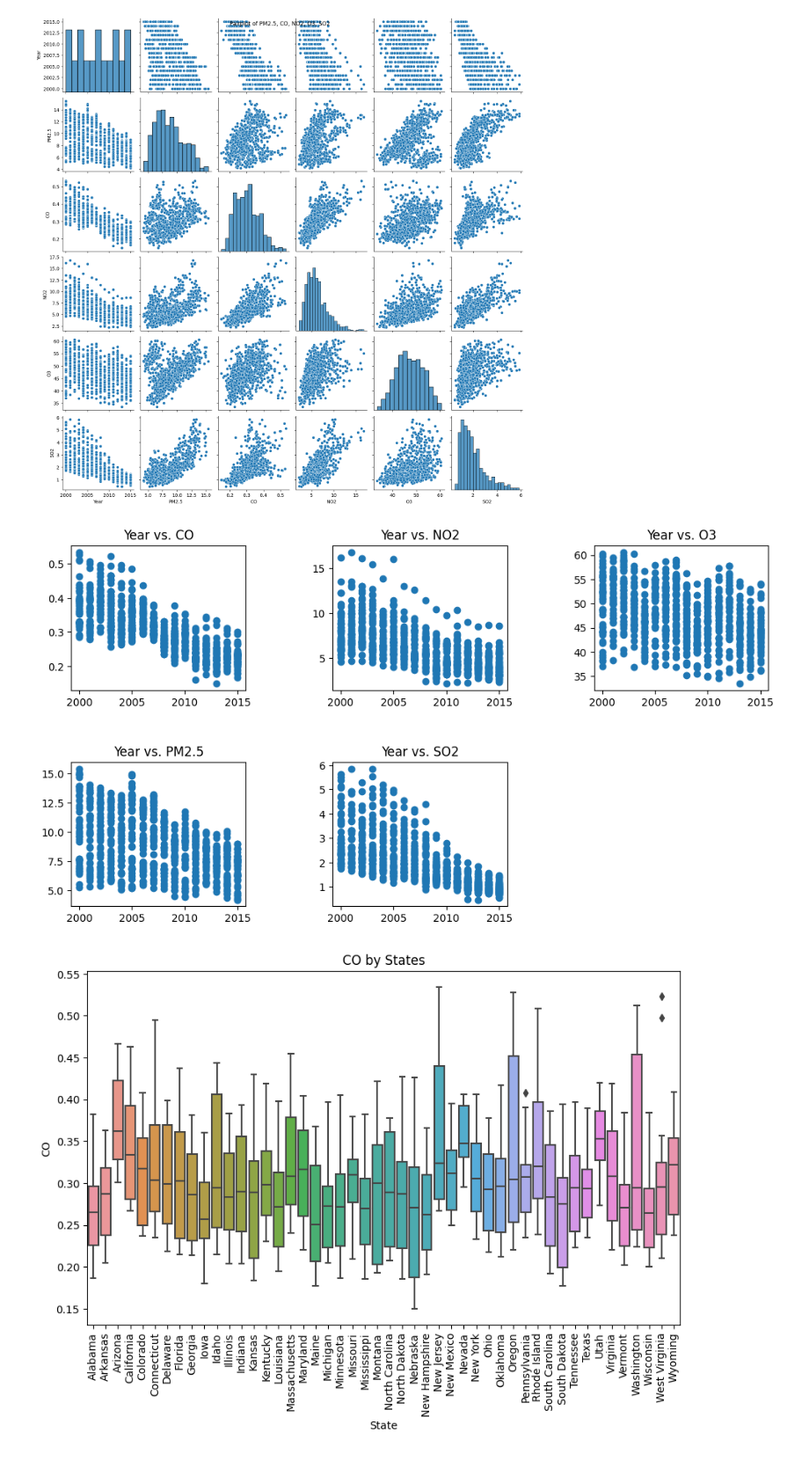
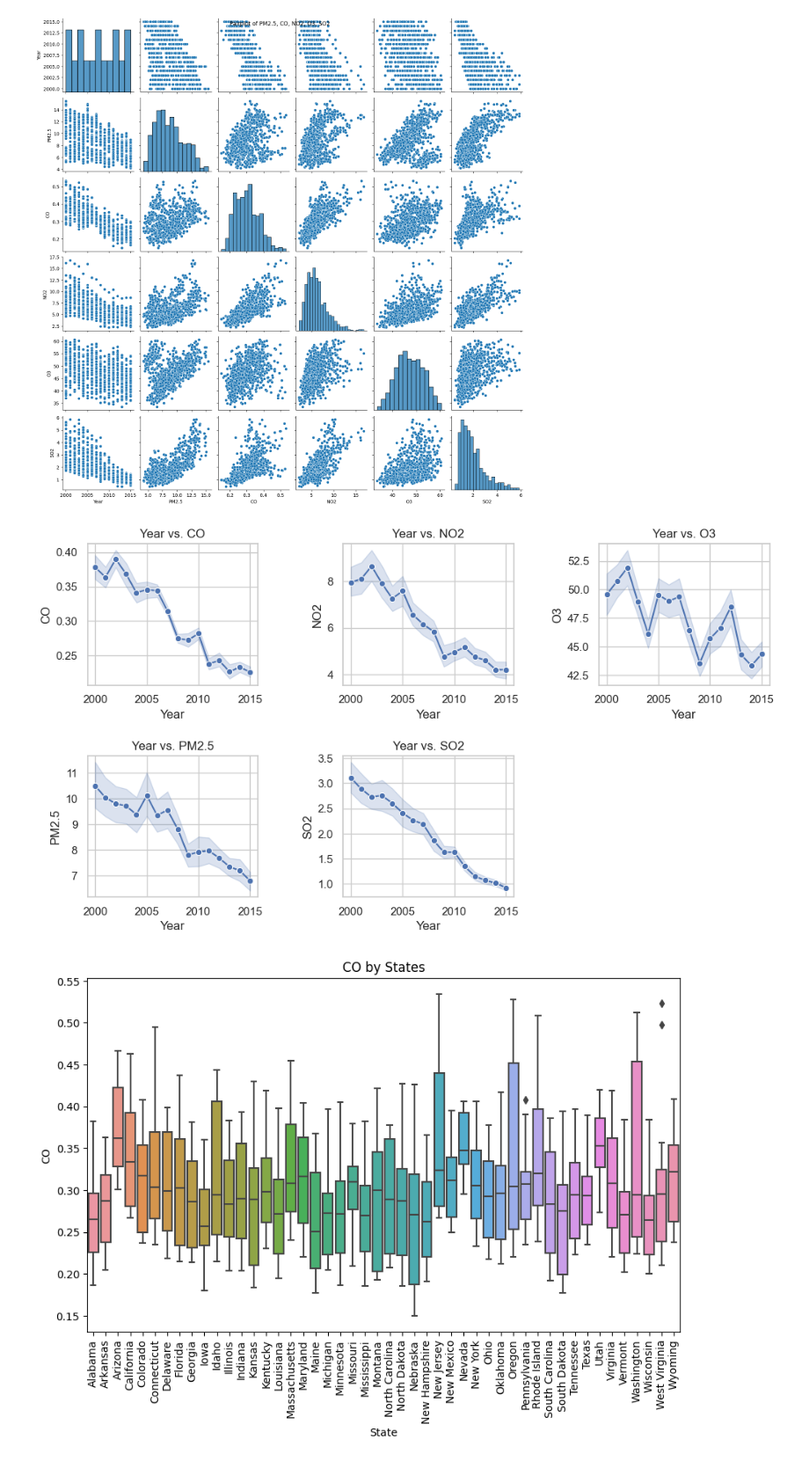
Before and after one commit to 5UMUK/ProjectAQI, a Jupyter notebook: Analysis_and_Model/Data_Analysis.ipynb, the cells around one changed output. Shown at 88% size. Saved outputs shown, nothing was run; the diff lists cells and outputs as text; code cells hidden in the pictures.

Commit message:
Update plots

```diff
--- a/Analysis_and_Model/Data_Analysis.ipynb
+++ b/Analysis_and_Model/Data_Analysis.ipynb
@@ -5,4 +5,4 @@ import scipy.stats as stats
 import seaborn as sn
 import pandas as pd
 
-df = pd.read_csv("./Data/pollutant_dataset.csv")
+df = pd.read_csv("../Data/pollutant_dataset.csv")
@@ -46,13 +54,14 @@ plt.show()
 # %%
 var_ind = [2, 3, 4, 5, 6]
 plt.figure(figsize=(12, 10))
 plt.subplots_adjust(hspace=0.5, wspace=0.5)
 for i in range(1, 6):
     plt.subplot(3, 3, i)
-    plt.scatter(x=df["Year"], y=df.iloc[:, var_ind[i - 1]])
+    # plt.scatter(x=df["Year"], y=df.iloc[:, var_ind[i - 1]])
+    sn.lineplot(x=df["Year"], y=df.iloc[:, var_ind[i - 1]], data=df, marker='o')
     plt.title("Year vs. " + df.columns[var_ind[i - 1]])
 # %% [output]
-[figure, old version]
+[figure, new version]
 # %%
 variables = ["CO", "NO2", "O3", "PM2.5", "SO2"]
 for variable in variables:
```
Also changed, not shown: parts of 2 cells of this notebook.
